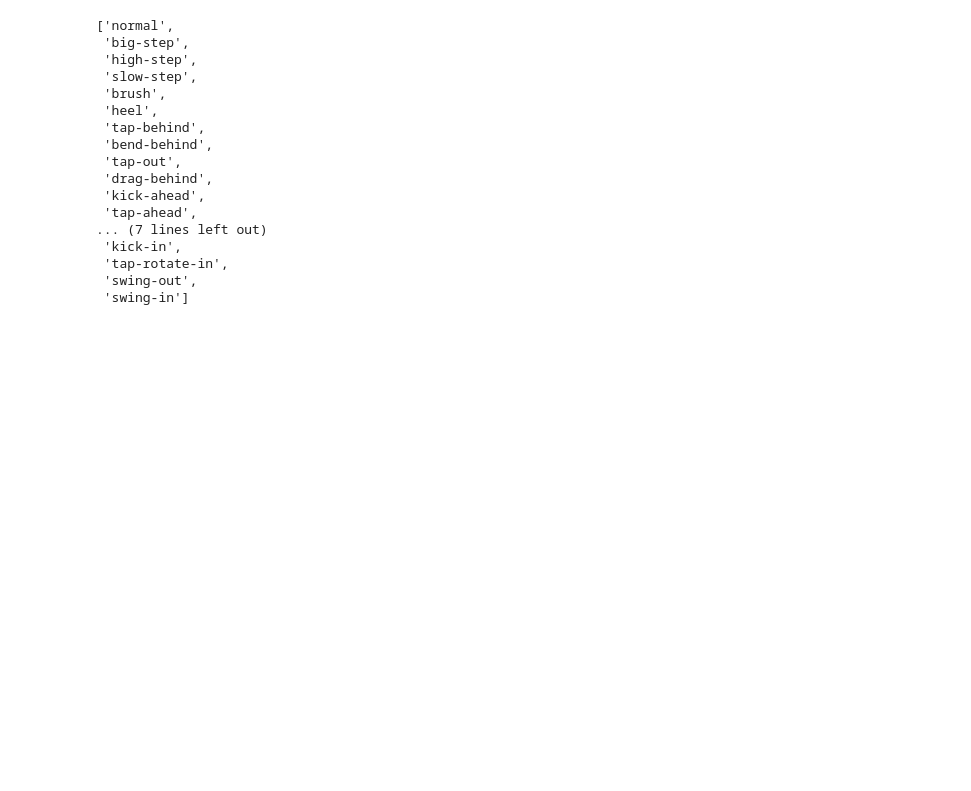
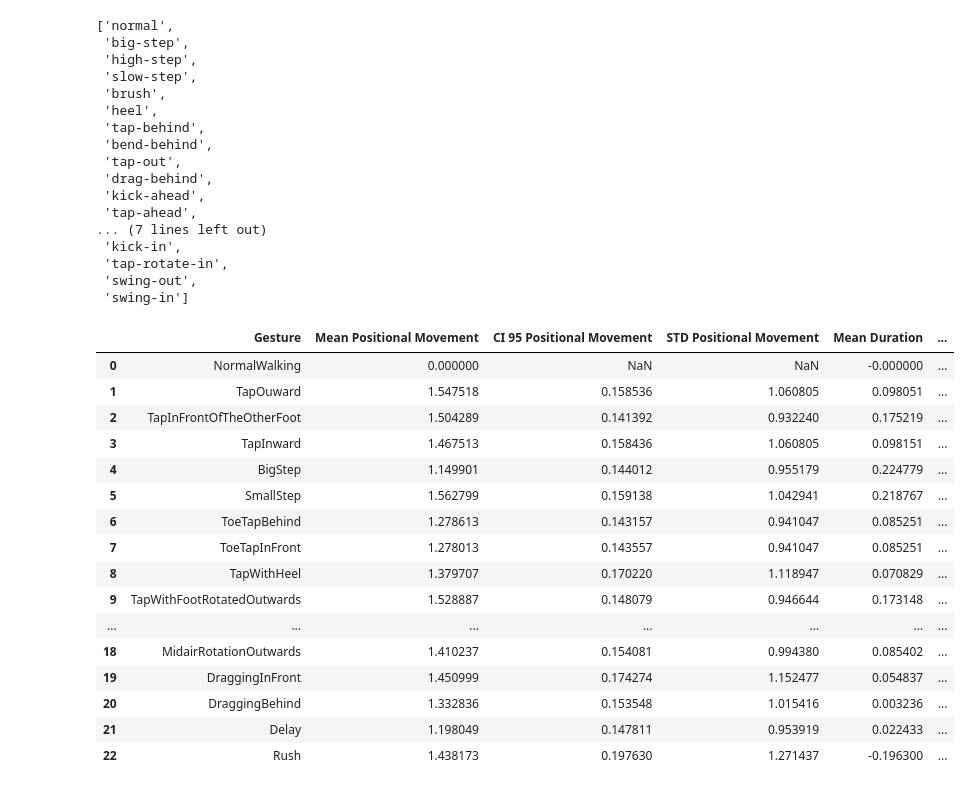
Before and after one commit to Nicetiesniceties/Do-It-in-Stride, a Jupyter notebook: Ching-Yi Data Parsing/clustering.ipynb, the cells around one changed output. Cells and saved outputs as stored; diff of their text form; code cells hidden in the pictures; blank space fills up the shorter version.

```diff
--- a/Ching-Yi Data Parsing/clustering.ipynb
+++ b/Ching-Yi Data Parsing/clustering.ipynb
@@ -390,3 +375,25 @@ clustered_gesture_list
  'tap-rotate-in',
  'swing-out',
  'swing-in']
+# %%
+# read data
+df1 = pd.read_csv("../data/gesture_diff_stats.csv")
+df1
+# %% [output]
+|  | Gesture | Mean Positional Movement | CI 95 Positional Movement | STD Positional Movement | Mean Duration | ... |
+| 0 | NormalWalking | 0.000000 | NaN | NaN | -0.000000 | ... |
+| 1 | TapOuward | 1.547518 | 0.158536 | 1.060805 | 0.098051 | ... |
+| 2 | TapInFrontOfTheOtherFoot | 1.504289 | 0.141392 | 0.932240 | 0.175219 | ... |
+| 3 | TapInward | 1.467513 | 0.158436 | 1.060805 | 0.098151 | ... |
+| 4 | BigStep | 1.149901 | 0.144012 | 0.955179 | 0.224779 | ... |
+| 5 | SmallStep | 1.562799 | 0.159138 | 1.042941 | 0.218767 | ... |
+| 6 | ToeTapBehind | 1.278613 | 0.143157 | 0.941047 | 0.085251 | ... |
+| 7 | ToeTapInFront | 1.278013 | 0.143557 | 0.941047 | 0.085251 | ... |
+| 8 | TapWithHeel | 1.379707 | 0.170220 | 1.118947 | 0.070829 | ... |
+| 9 | TapWithFootRotatedOutwards | 1.528887 | 0.148079 | 0.946644 | 0.173148 | ... |
+| ... | ... | ... | ... | ... | ... | ... |
+| 18 | MidairRotationOutwards | 1.410237 | 0.154081 | 0.994380 | 0.085402 | ... |
+| 19 | DraggingInFront | 1.450999 | 0.174274 | 1.152477 | 0.054837 | ... |
+| 20 | DraggingBehind | 1.332836 | 0.153548 | 1.015416 | 0.003236 | ... |
+| 21 | Delay | 1.198049 | 0.147811 | 0.953919 | 0.022433 | ... |
+| 22 | Rush | 1.438173 | 0.197630 | 1.271437 | -0.196300 | ... |
```
Also changed, not shown: parts of 5 cells of this notebook, 28 other files.
